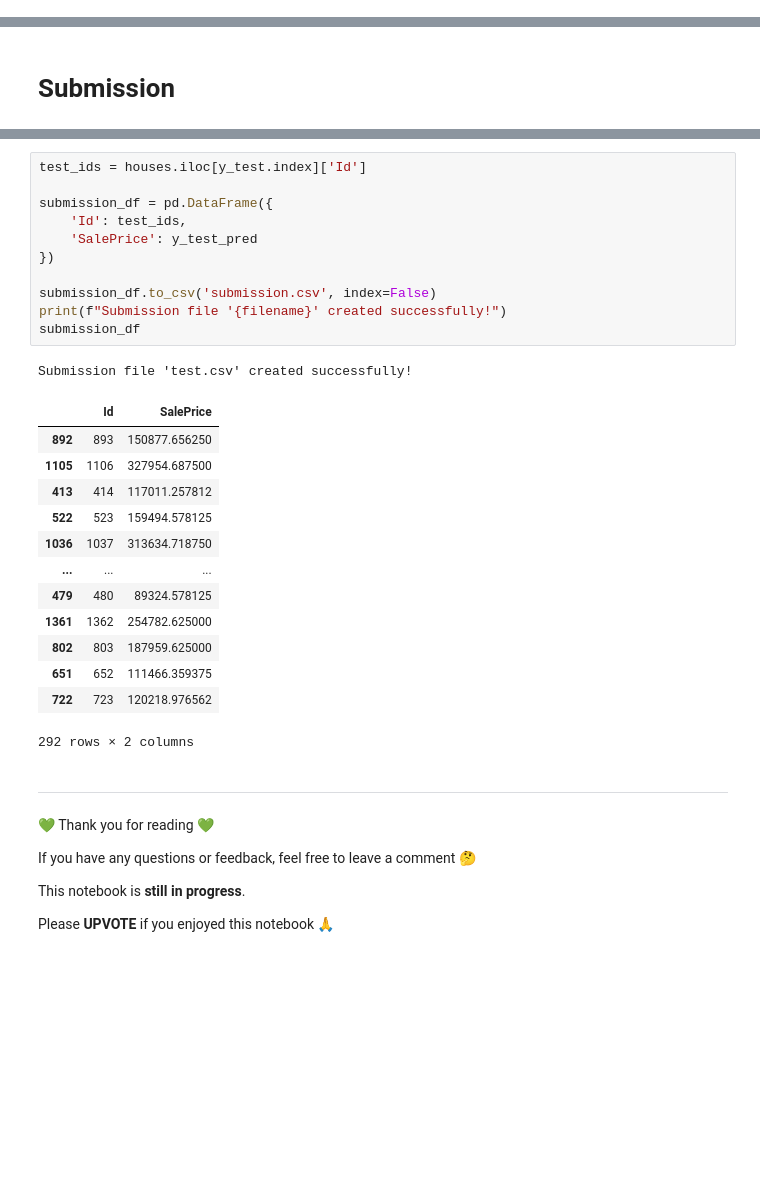
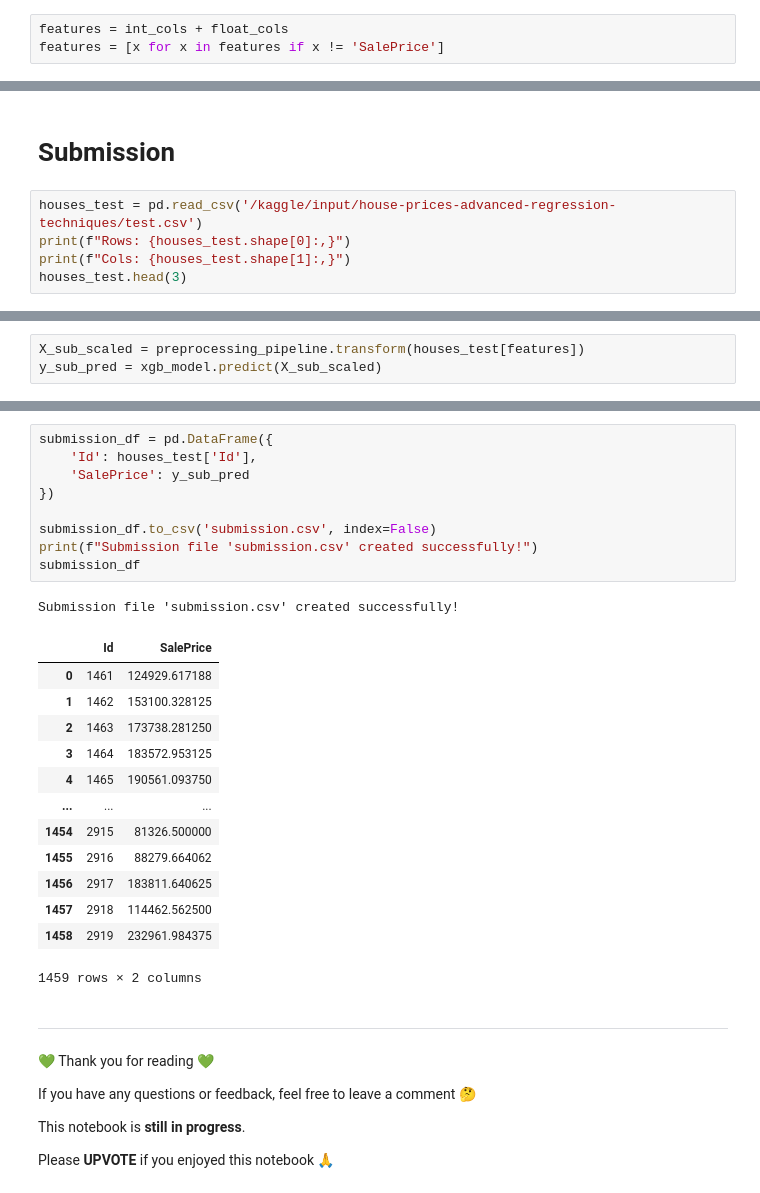
Before and after one commit to PeeteKeesel/kaggle-verse, a Jupyter notebook: competition-house-price-prediction.ipynb, the cells around one changed output, grey strips where cells are left out. Saved outputs shown, nothing was run; the diff lists cells and outputs as text; blank space fills up the shorter version.

```diff
--- a/competition-house-price-prediction.ipynb
+++ b/competition-house-price-prediction.ipynb
@@ -90,3 +88,6 @@ features = int_cols + float_cols
+# %%
+features = int_cols + float_cols
+features = [x for x in features if x != 'SalePrice']
 # %%
 temp = houses[features]
 
@@ -359,2 +353,7 @@ plot_residuals(y_train, y_pred_train, y_test, y_pred_test)
 # %% [markdown]
 # Submission
+# %%
+houses_test = pd.read_csv('/kaggle/input/house-prices-advanced-regression-techniques/test.csv')
+print(f"Rows: {houses_test.shape[0]:,}")
+print(f"Cols: {houses_test.shape[1]:,}")
+houses_test.head(3)
@@ -360,0 +368,3 @@ plot_residuals(y_train, y_pred_train, y_test, y_pred_test)
+# %%
+X_sub_scaled = preprocessing_pipeline.transform(houses_test[features])
+y_sub_pred = xgb_model.predict(X_sub_scaled)
@@ -361,29 +403,27 @@ plot_residuals(y_train, y_pred_train, y_test, y_pred_test)
 # %%
-test_ids = houses.iloc[y_test.index]['Id']
-
 submission_df = pd.DataFrame({
-    'Id': test_ids,
-    'SalePrice': y_test_pred
+    'Id': houses_test['Id'],
+    'SalePrice': y_sub_pred
 })
 
 submission_df.to_csv('submission.csv', index=False)
-print(f"Submission file '{filename}' created successfully!")
+print(f"Submission file 'submission.csv' created successfully!")
 submission_df
 # %% [output]
-Submission file 'test.csv' created successfully!
+Submission file 'submission.csv' created successfully!
 |  | Id | SalePrice |
-| 892 | 893 | 150877.656250 |
-| 1105 | 1106 | 327954.687500 |
-| 413 | 414 | 117011.257812 |
-| 522 | 523 | 159494.578125 |
-| 1036 | 1037 | 313634.718750 |
+| 0 | 1461 | 124929.617188 |
+| 1 | 1462 | 153100.328125 |
+| 2 | 1463 | 173738.281250 |
+| 3 | 1464 | 183572.953125 |
+| 4 | 1465 | 190561.093750 |
 | ... | ... | ... |
-| 479 | 480 | 89324.578125 |
-| 1361 | 1362 | 254782.625000 |
-| 802 | 803 | 187959.625000 |
-| 651 | 652 | 111466.359375 |
-| 722 | 723 | 120218.976562 |
+| 1454 | 2915 | 81326.500000 |
+| 1455 | 2916 | 88279.664062 |
+| 1456 | 2917 | 183811.640625 |
+| 1457 | 2918 | 114462.562500 |
+| 1458 | 2919 | 232961.984375 |
-292 rows × 2 columns
+1459 rows × 2 columns
 # %% [markdown]
 ---
 
```
Also changed, not shown: parts of 12 cells of this notebook.
